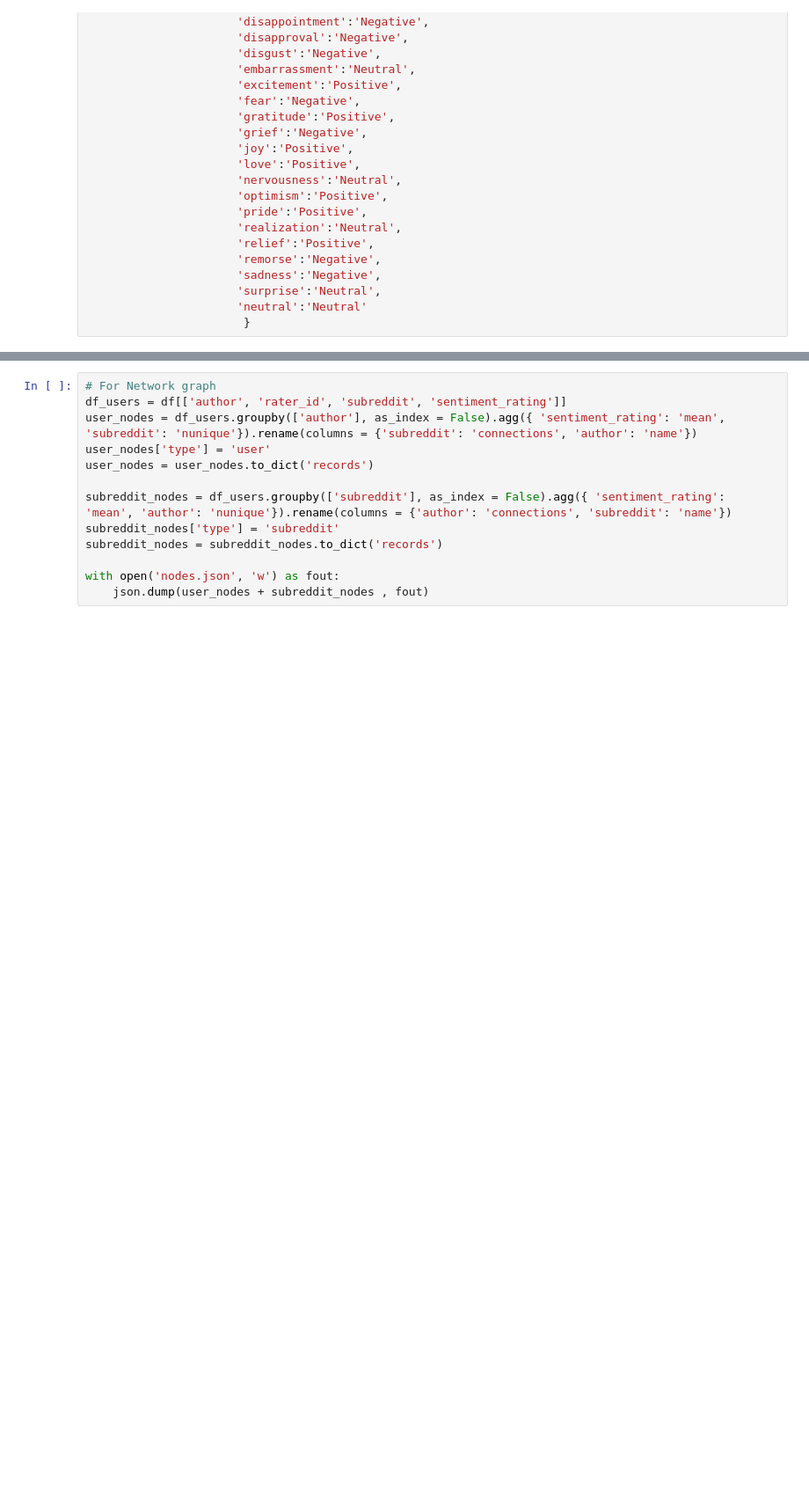
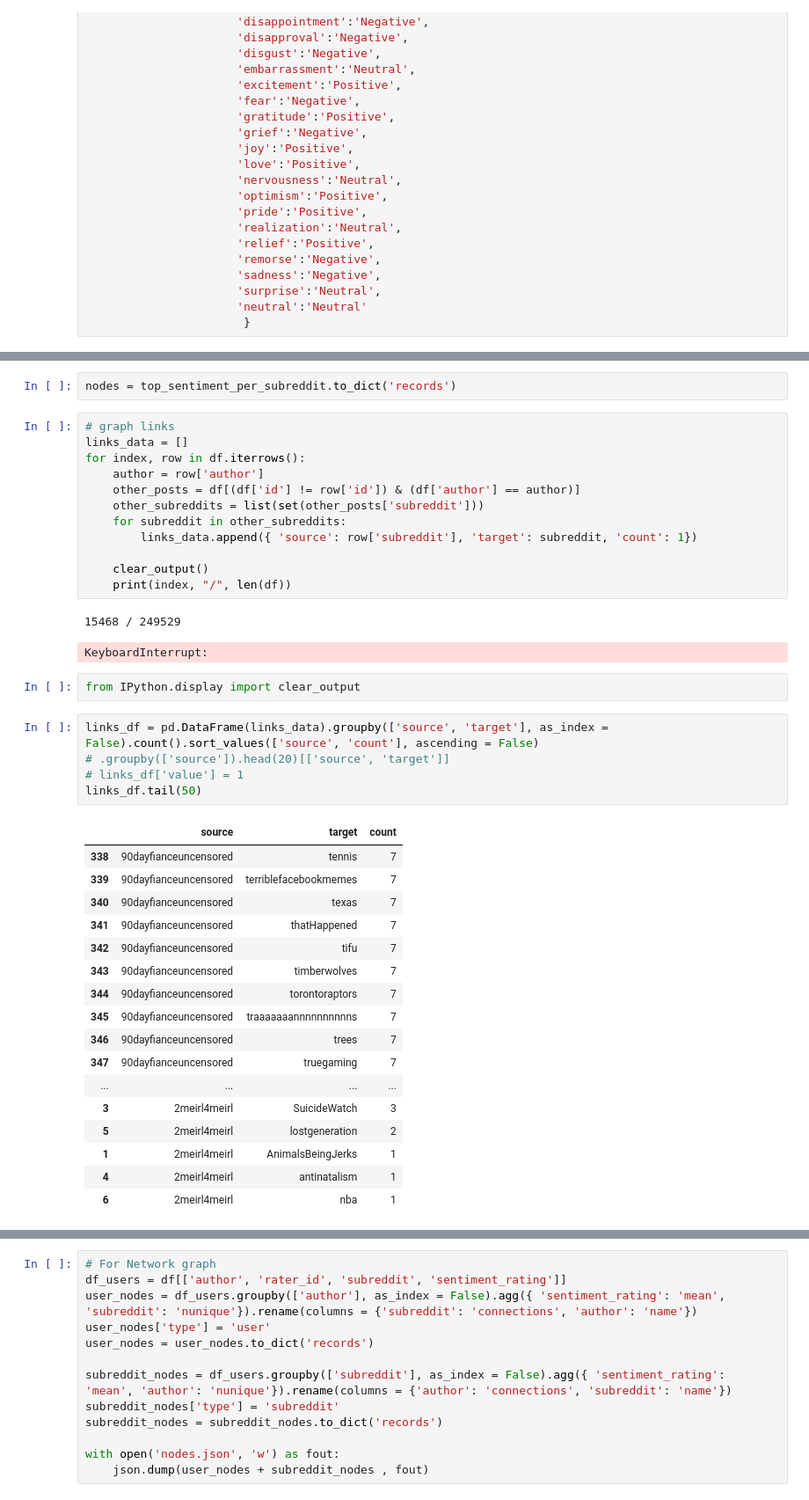
Before and after one commit to 6859-sp21/final-project-emotion-reddit-posts, a Jupyter notebook: preprocessing-Taylor.ipynb, the cells around one changed output, grey strips where cells are left out. Shown at 88% size. Drawn from its saved outputs; the diff is of its cells as text; blank space fills up the shorter version.

```diff
--- a/preprocessing-Taylor.ipynb
+++ b/preprocessing-Taylor.ipynb
@@ -68,0 +114,42 @@ df.head()
+# %%
+nodes = top_sentiment_per_subreddit.to_dict('records')
+# %%
+# graph links
+links_data = []
+for index, row in df.iterrows():
+    author = row['author']
+    other_posts = df[(df['id'] != row['id']) & (df['author'] == author)]
+    other_subreddits = list(set(other_posts['subreddit']))
+    for subreddit in other_subreddits:
+        links_data.append({ 'source': row['subreddit'], 'target': subreddit, 'count': 1})
+
+    clear_output()
+    print(index, "/", len(df))
+# %% [output]
+15468 / 249529
+KeyboardInterrupt:
+# %%
+from IPython.display import clear_output
+# %%
+links_df = pd.DataFrame(links_data).groupby(['source', 'target'], as_index = False).count().sort_values(['source', 'count'], ascending = False)
+# .groupby(['source']).head(20)[['source', 'target']]
+# links_df['value'] = 1
+links_df.tail(50)
+# %% [output]
+|  | source | target | count |
+| 338 | 90dayfianceuncensored | tennis | 7 |
+| 339 | 90dayfianceuncensored | terriblefacebookmemes | 7 |
+| 340 | 90dayfianceuncensored | texas | 7 |
+| 341 | 90dayfianceuncensored | thatHappened | 7 |
+| 342 | 90dayfianceuncensored | tifu | 7 |
+| 343 | 90dayfianceuncensored | timberwolves | 7 |
+| 344 | 90dayfianceuncensored | torontoraptors | 7 |
+| 345 | 90dayfianceuncensored | traaaaaaannnnnnnnnns | 7 |
+| 346 | 90dayfianceuncensored | trees | 7 |
+| 347 | 90dayfianceuncensored | truegaming | 7 |
+| ... | ... | ... | ... |
+| 3 | 2meirl4meirl | SuicideWatch | 3 |
+| 5 | 2meirl4meirl | lostgeneration | 2 |
+| 1 | 2meirl4meirl | AnimalsBeingJerks | 1 |
+| 4 | 2meirl4meirl | antinatalism | 1 |
+| 6 | 2meirl4meirl | nba | 1 |
```
Also changed, not shown: parts of 4 cells of this notebook, 2 other files.
